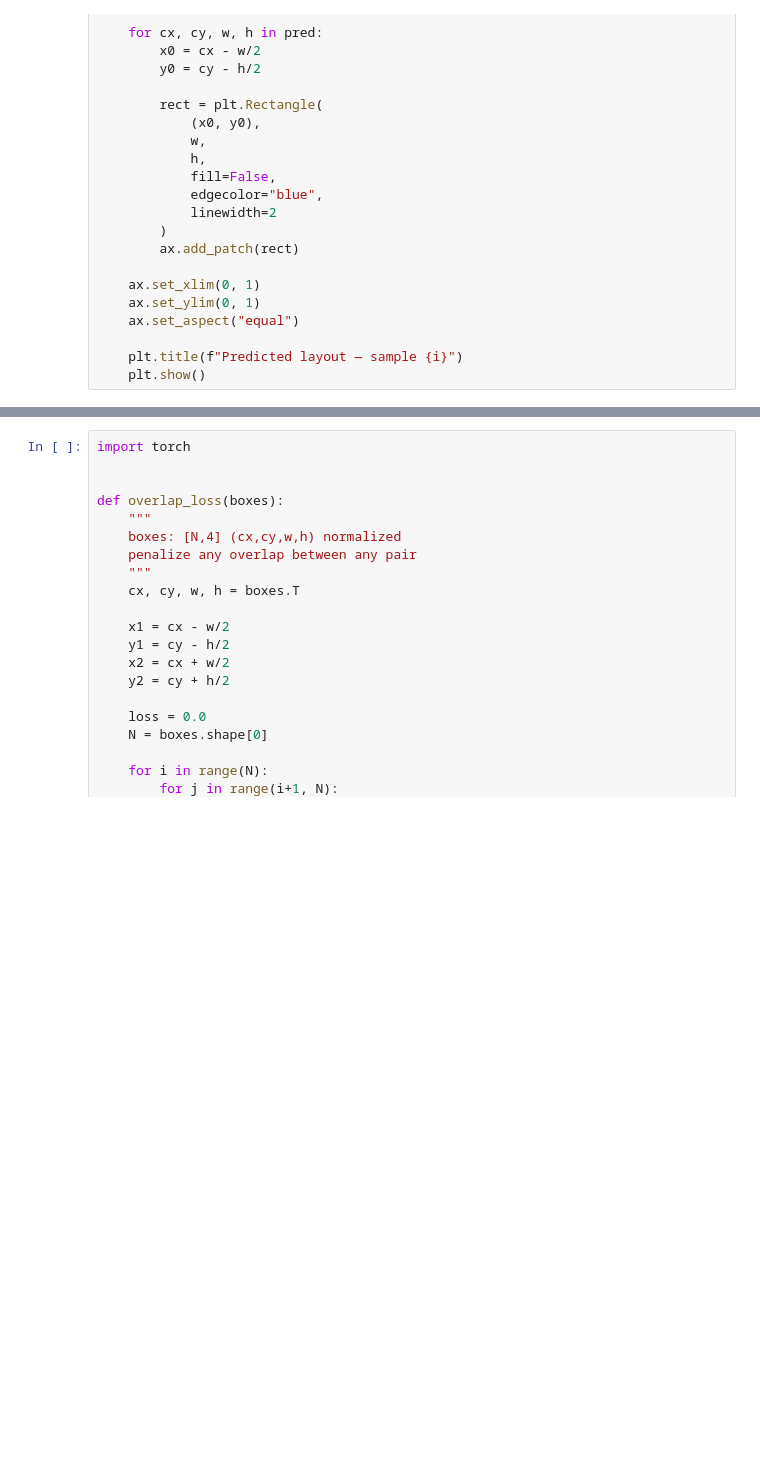
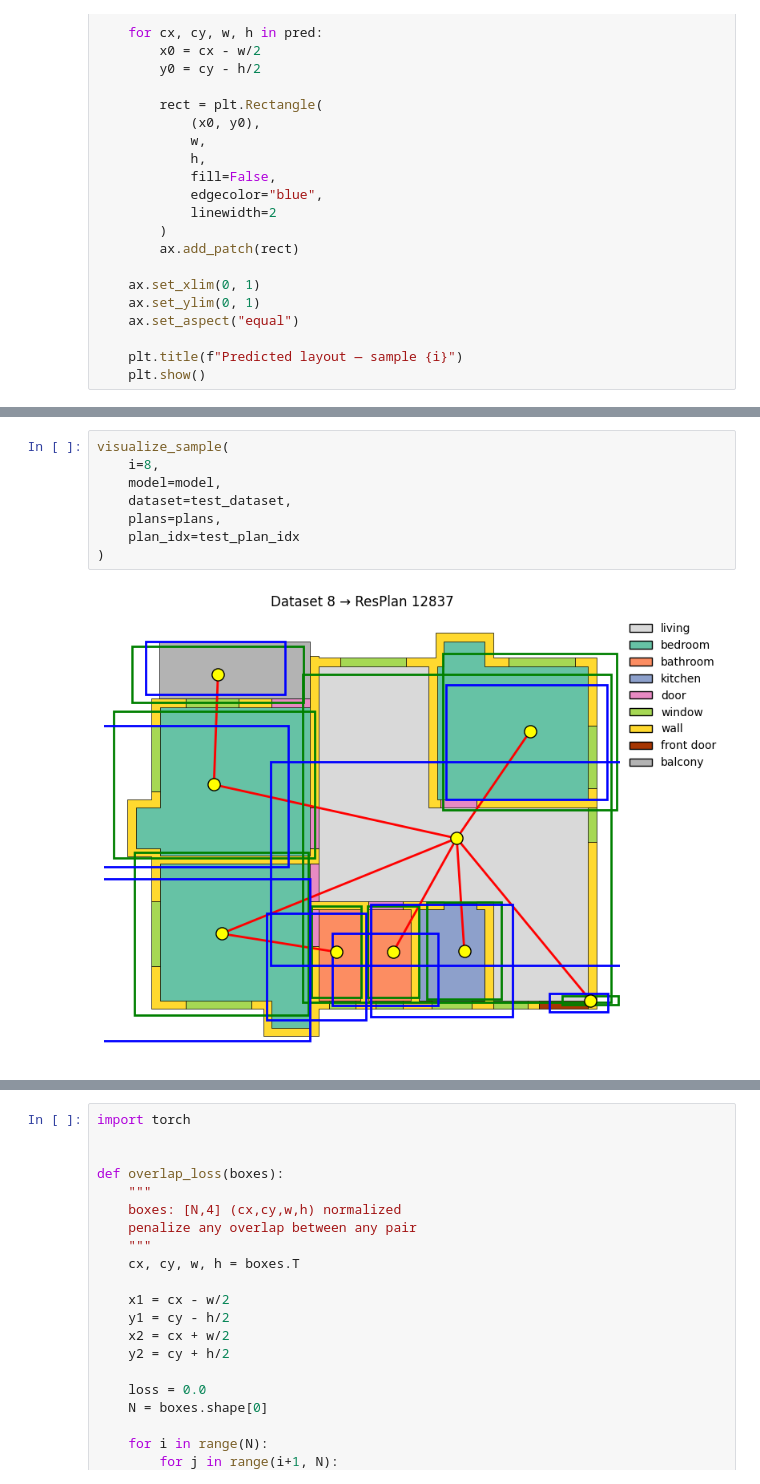
Before and after one commit to dexterhere04/FloorPlan-Pipeline, a Jupyter notebook: model_testing.ipynb, the cells around one changed output, grey strips where cells are left out. Cells and saved outputs as stored; diff of their text form; blank space fills up the shorter version.

Commit message:
trained a rough gnn model

```diff
--- a/model_testing.ipynb
+++ b/model_testing.ipynb
@@ -436,0 +590,10 @@ visualize_pred_boxes(
+# %%
+visualize_sample(
+    i=8,
+    model=model,
+    dataset=test_dataset,
+    plans=plans,
+    plan_idx=test_plan_idx
+)
+# %% [output]
+[figure, added]
```
Also changed, not shown: parts of 16 cells of this notebook, 1 other file.
